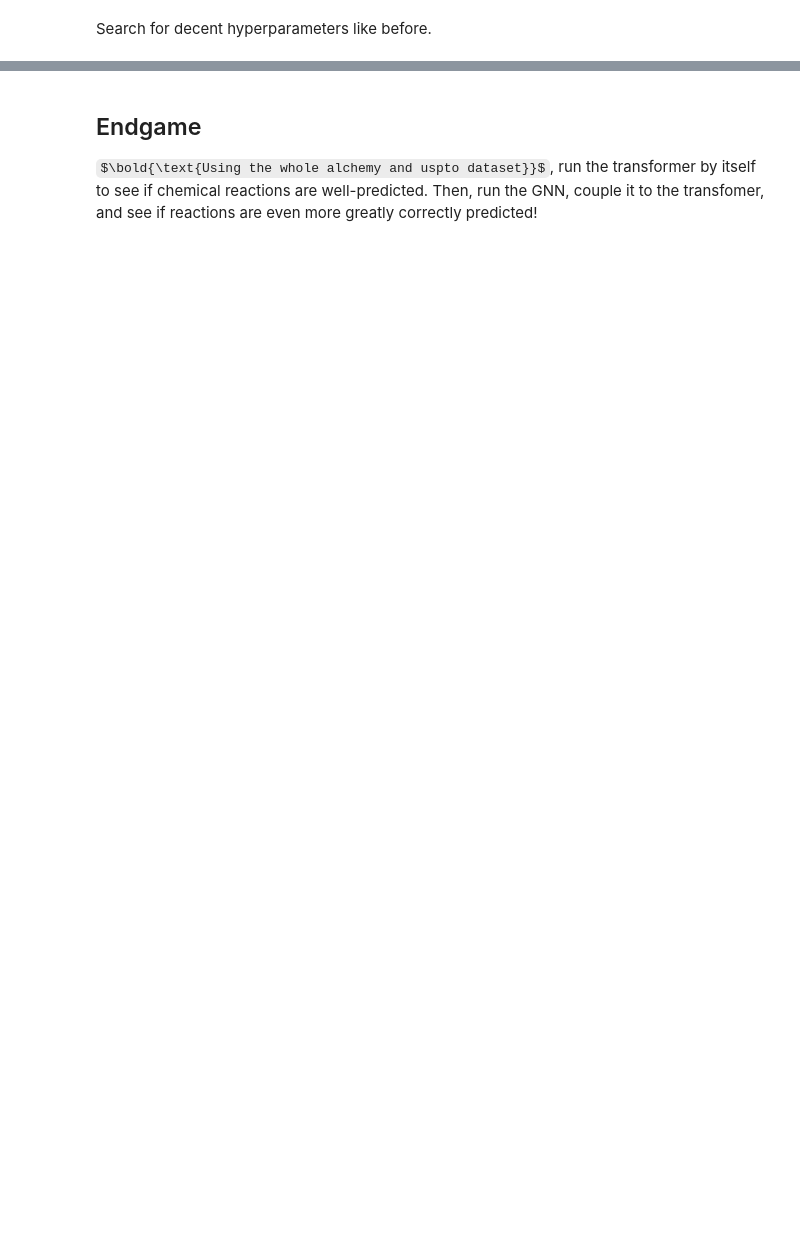
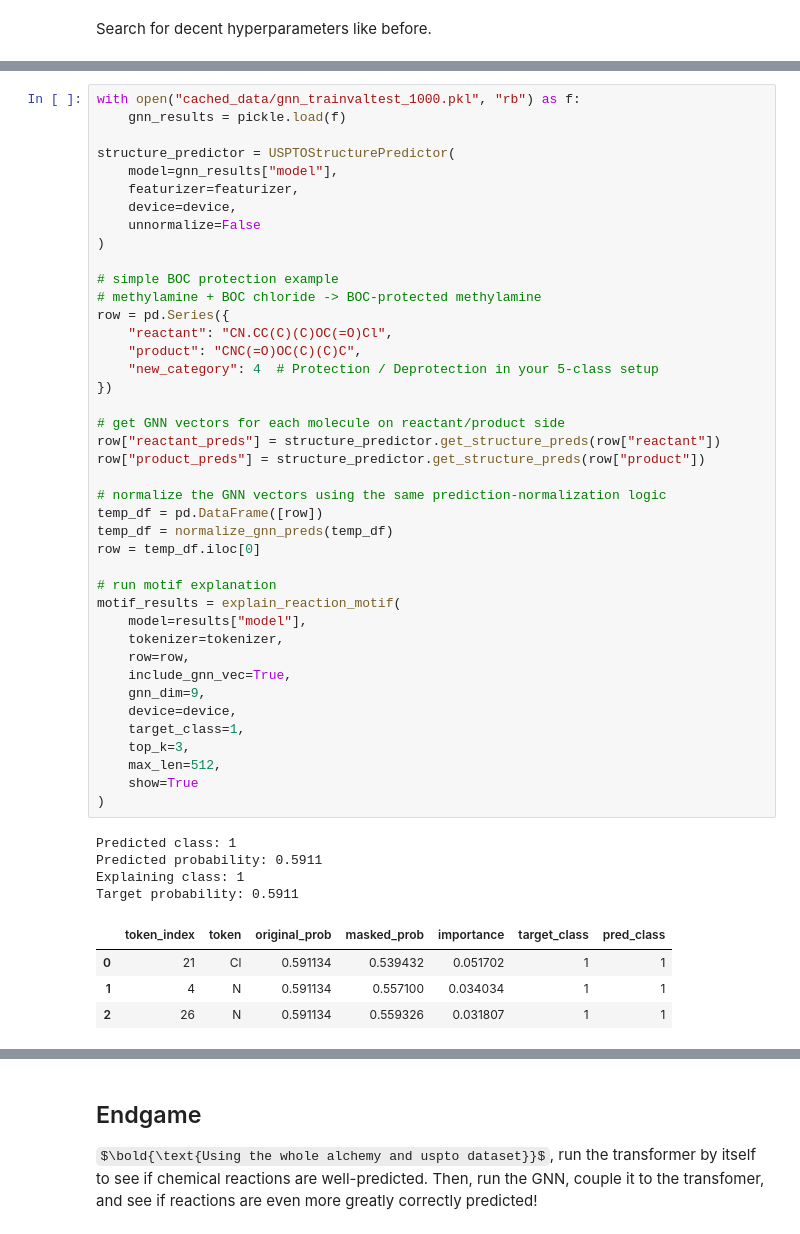
Before and after one commit to joshuatree-hub/Chem-C242-Final-Project-Organic-Reactions, a Jupyter notebook: gnn_development/gnn_and_transformer_final_draft.ipynb, the cells around one changed output, grey strips where cells are left out. Saved outputs shown, nothing was run; the diff lists cells and outputs as text; some formulas as TeX source; blank space fills up the shorter version.

```diff
--- a/gnn_development/gnn_and_transformer_final_draft.ipynb
+++ b/gnn_development/gnn_and_transformer_final_draft.ipynb
@@ -3994,0 +4844,50 @@ def show_reaction_motif(
+# %%
+with open("cached_data/gnn_trainvaltest_1000.pkl", "rb") as f:
+    gnn_results = pickle.load(f)
+
+structure_predictor = USPTOStructurePredictor(
+    model=gnn_results["model"],
+    featurizer=featurizer,
+    device=device,
+    unnormalize=False
+)
+
+# simple BOC protection example
+# methylamine + BOC chloride -> BOC-protected methylamine
+row = pd.Series({
+    "reactant": "CN.CC(C)(C)OC(=O)Cl",
+    "product": "CNC(=O)OC(C)(C)C",
+    "new_category": 4  # Protection / Deprotection in your 5-class setup
+})
+
+# get GNN vectors for each molecule on reactant/product side
+row["reactant_preds"] = structure_predictor.get_structure_preds(row["reactant"])
+row["product_preds"] = structure_predictor.get_structure_preds(row["product"])
+
+# normalize the GNN vectors using the same prediction-normalization logic
+temp_df = pd.DataFrame([row])
+temp_df = normalize_gnn_preds(temp_df)
+row = temp_df.iloc[0]
+
+# run motif explanation
+motif_results = explain_reaction_motif(
+    model=results["model"],
+    tokenizer=tokenizer,
+    row=row,
+    include_gnn_vec=True,
+    gnn_dim=9,
+    device=device,
+    target_class=1,
+    top_k=3,
+    max_len=512,
+    show=True
+)
+# %% [output]
+Predicted class: 1
+Predicted probability: 0.5911
+Explaining class: 1
+Target probability: 0.5911
+|  | token_index | token | original_prob | masked_prob | importance | target_class | pred_class |
+| 0 | 21 | Cl | 0.591134 | 0.539432 | 0.051702 | 1 | 1 |
+| 1 | 4 | N | 0.591134 | 0.557100 | 0.034034 | 1 | 1 |
+| 2 | 26 | N | 0.591134 | 0.559326 | 0.031807 | 1 | 1 |
```
Also changed, not shown: parts of 43 cells of this notebook, 14 other files.
